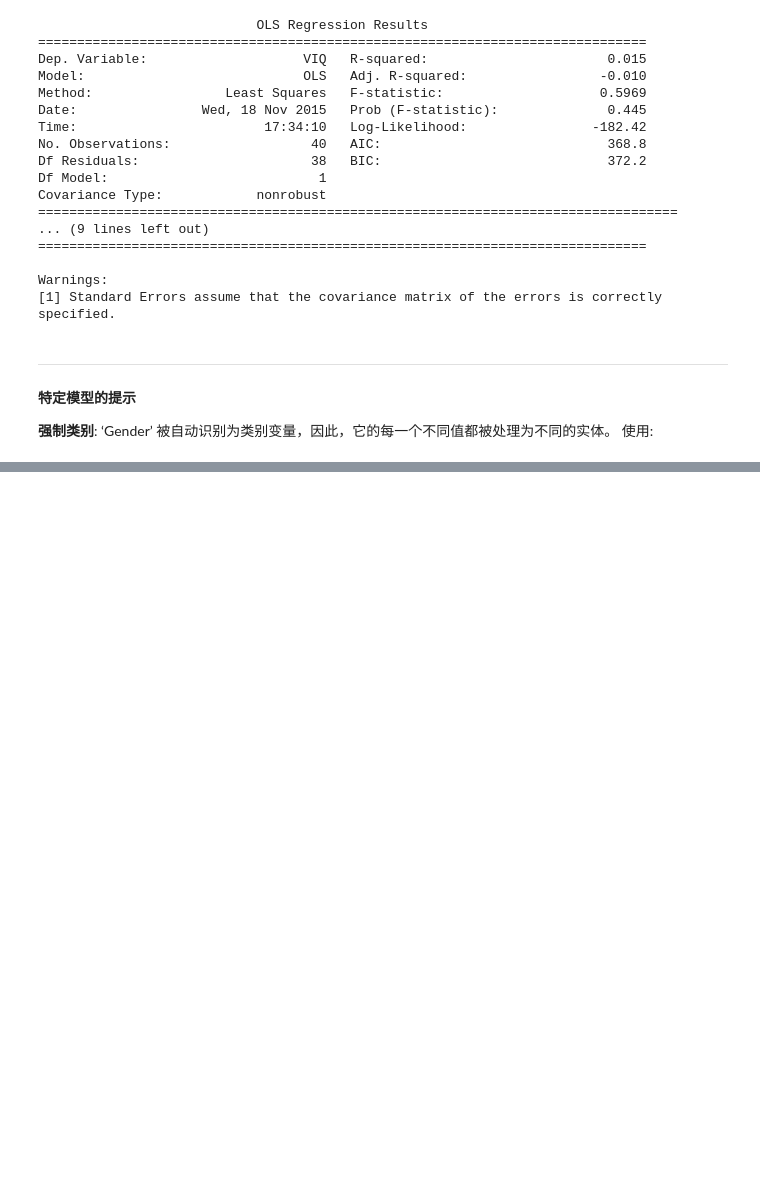
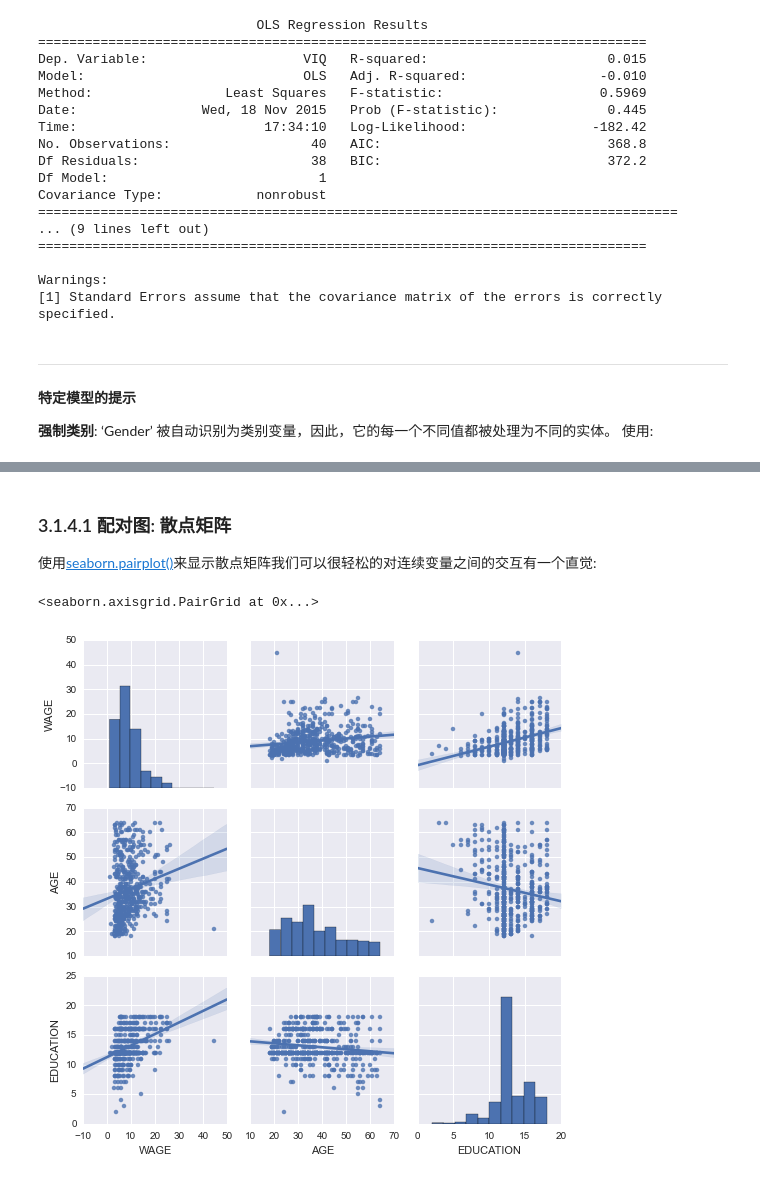
Before and after one commit to cloga/scipy-lecture-notes_cn, a Jupyter notebook: 3.1 Python中的统计学.ipynb, the cells around one changed output, grey strips where cells are left out. Cells and saved outputs as stored; diff of their text form; code cells hidden in the pictures; blank space fills up the shorter version.

```diff
--- a/3.1 Python中的统计学.ipynb
+++ b/3.1 Python中的统计学.ipynb
@@ -478,0 +496,4 @@ To install Python and these dependencies, we recommend that you download Anacond
+# %%
+data = pandas.read_csv('examples/iris.csv')
+model = ols('sepal_width ~ name + petal_length', data).fit()
+print(model.summary())
@@ -478,0 +559,10 @@ To install Python and these dependencies, we recommend that you download Anacond
+# %% [markdown]
+### 3.1.4.1 配对图: 散点矩阵
+
+使用[seaborn.pairplot()](http://stanford.edu/~mwaskom/software/seaborn/generated/seaborn.pairplot.html#seaborn.pairplot)来显示散点矩阵我们可以很轻松的对连续变量之间的交互有一个直觉:
+# %%
+import seaborn
+seaborn.pairplot(data, vars=['WAGE', 'AGE', 'EDUCATION'], kind='reg')
+# %% [output]
+<seaborn.axisgrid.PairGrid at 0x...>
+[figure, added]
```
Also changed, not shown: parts of 28 cells of this notebook, 3 other files.
